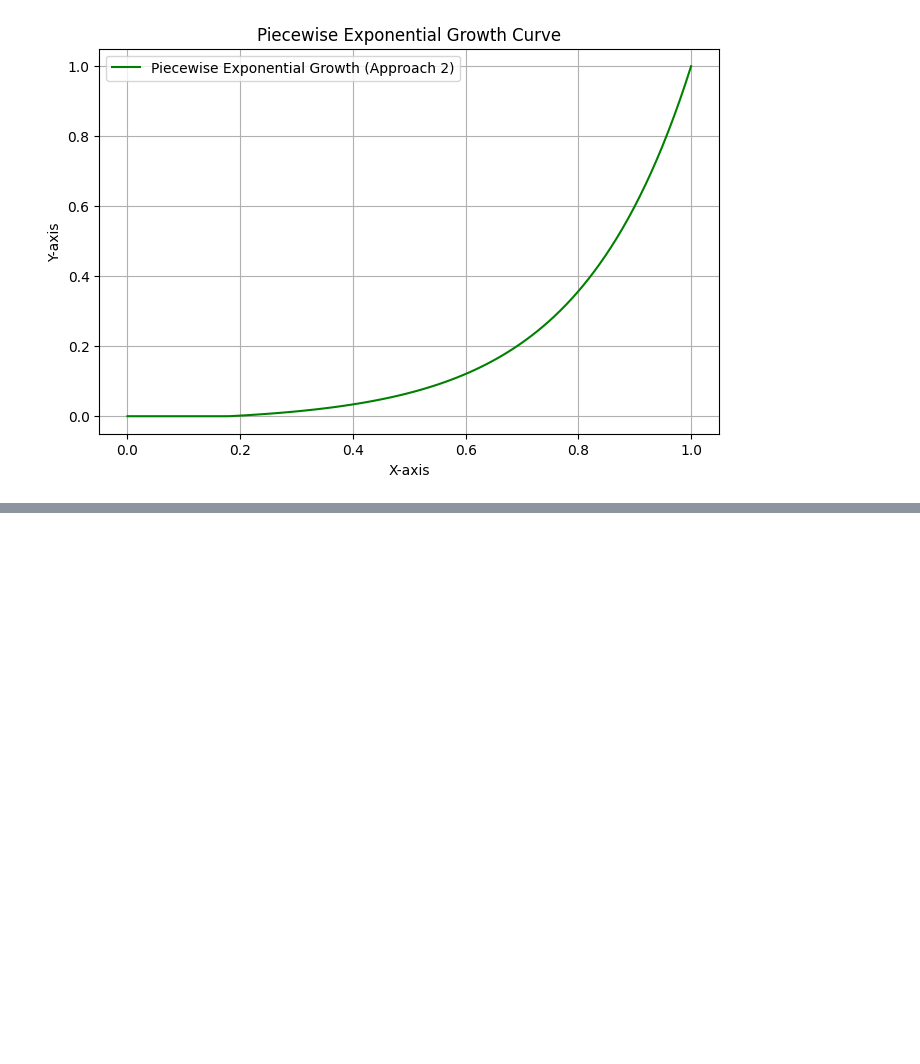
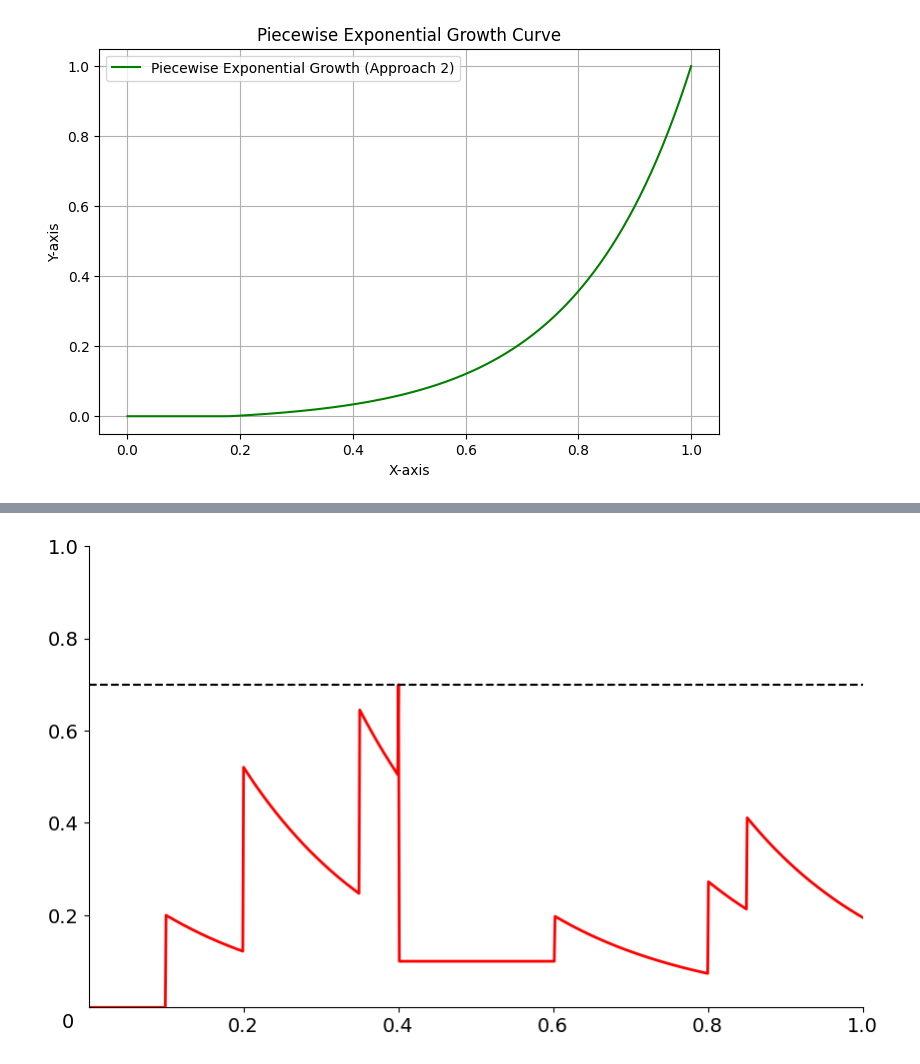
Before and after one commit to aitor-martinez-seras/OoD_in_Object_Detection, a Jupyter notebook: score_fusion_plot.ipynb, the cells around one changed output, grey strips where cells are left out. Drawn from its saved outputs; the diff is of its cells as text; code cells hidden in the pictures; blank space fills up the shorter version.

```diff
--- a/score_fusion_plot.ipynb
+++ b/score_fusion_plot.ipynb
@@ -225,0 +312,77 @@ plt.show()
+# %%
+# Time axis
+t = np.linspace(0, 1, 1000)
+
+# Initialize the voltage trace
+V = np.zeros_like(t)
+threshold = 0.7
+reset_value = 0.1
+spike_increment = 0.2
+decay_rate = 5.0
+
+input_spike_times = [0.1, 0.2, 0.2, 0.35, 0.35, 0.4,0.4,0.4,0.4,0.4,0.6, 0.8, 0.85]
+
+# Loop over the time array
+first_voltage_over_threshold_state = False
+reset_state = False
+reset_counter = 0
+reset_counter_max = 200
+
+for i in range(len(t)):
+
+    if not reset_state:
+        # For each time step, loop over the input spike times and update the voltage
+        for spike_time in input_spike_times:
+            if t[i] >= spike_time and spike_time > 0:
+                V[i] += spike_increment * np.exp(-decay_rate * (t[i] - spike_time))
+
+        if V[i] > threshold:
+            reset_state = True
+            print("Threshold crossed")
+            first_voltage_over_threshold_state = True
+            reset_state = True
+            reset_counter = 0
+            V[i] = threshold
+            # Clear previous spikes
+            for _i in range(len(input_spike_times)):
+                if t[i] >= input_spike_times[_i]:
+                    input_spike_times[_i] = 0
+            print('Spikes cleared:', input_spike_times)
+
+    else:
+        if reset_counter >= reset_counter_max:
+            reset_state = False
+            reset_counter = 0
+            first_voltage_over_threshold_state = False
+            print("Back to normal. Voltage:", V[i])
+        else:
+            reset_counter += 1
+        V[i] = reset_value  # Apply the reset value
+
+# Plotting
+fig, ax = plt.subplots(figsize=(10, 6))
+#plt.figure(figsize=(10, 6))
+ax.plot(t, V, color='red', lw=2)
+ax.axhline(threshold, linestyle='--', color='black')
+ax.set_ylim(0, 1)
+ax.set_xlim(0, 1)
+
+# Make ticks bigger
+plt.xticks(fontsize=14)
+plt.yticks(fontsize=14)
+
+# Remove top and right spines
+ax.spines['top'].set_visible(False)
+ax.spines['right'].set_visible(False)
+
+# Remove x and y labels at zero
+ax.set_xticks([0.2, 0.4, 0.6, 0.8, 1.0])
+ax.set_yticks([0.2, 0.4, 0.6, 0.8, 1.0])
+
+# Place diagonal zero
+ax.annotate('0', xy=(0, 0), xytext=(-15, -15), textcoords='offset points', fontsize=14, ha='center')
+
+plt.savefig('spiking_neuron.png', bbox_inches='tight', dpi=300)
+
+plt.show()
+# %% [output]
@@ -225,0 +392 @@ plt.show()
+[figure, added]
```
Also changed, not shown: parts of 3 cells of this notebook, 1 other file.
